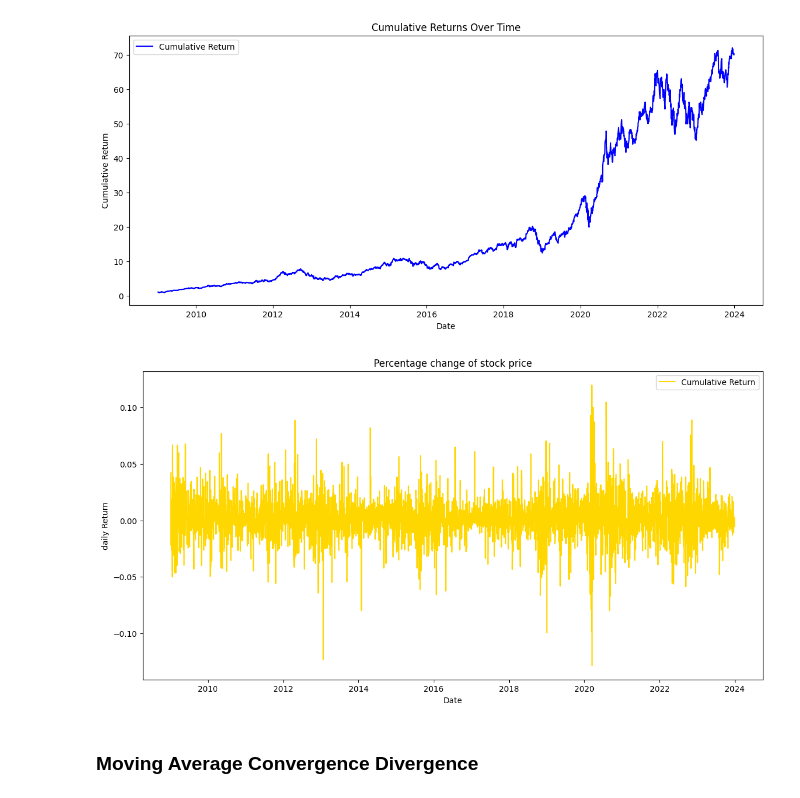
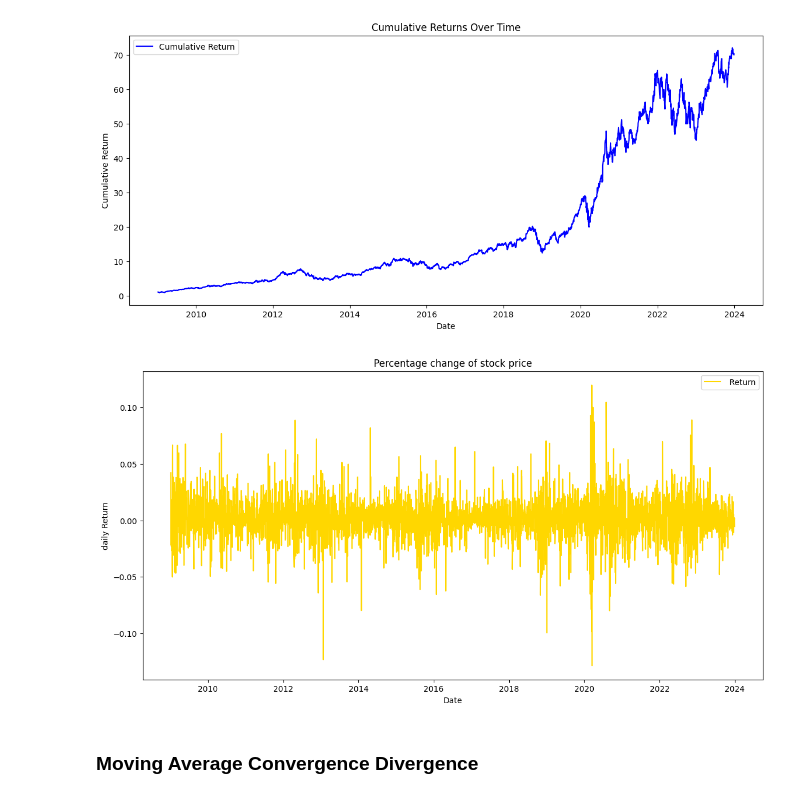
Before and after one commit to Aryam-21/Financial-News-and-Stock-Price-Analysis, a Jupyter notebook: notebooks/aapl.ipynb, the cells around one changed output. Cells and saved outputs as stored; diff of their text form; code cells hidden in the pictures.

```diff
--- a/notebooks/aapl.ipynb
+++ b/notebooks/aapl.ipynb
@@ -111,14 +111,14 @@ plt.show()
 [figure]
 # %%
 plt.figure(figsize=(14,7))
-plt.plot(returns, label='Cumulative Return', color='gold')
+plt.plot(returns, label=' Return', color='gold')
 plt.title('Percentage change of stock price')
 plt.xlabel('Date')
 plt.ylabel('daily Return')
 plt.legend()
 plt.show()
 # %% [output]
-[figure, old version]
+[figure, new version]
 # %% [markdown]
 ### Moving Average Convergence Divergence
 # %%
```
Also changed, not shown: parts of 1 cell of this notebook, 1 other file.
